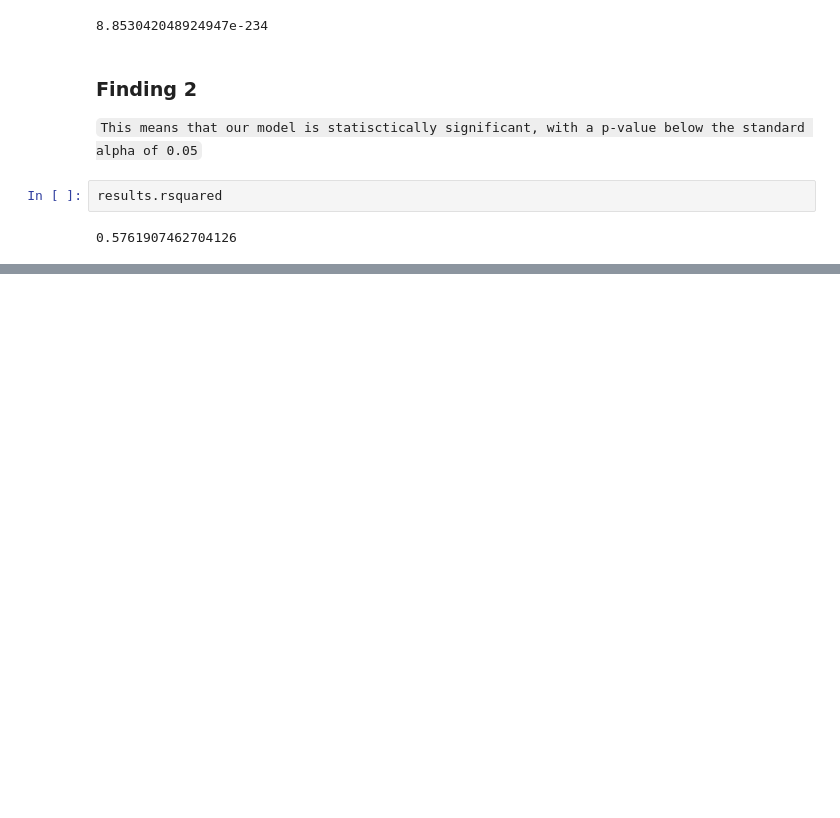
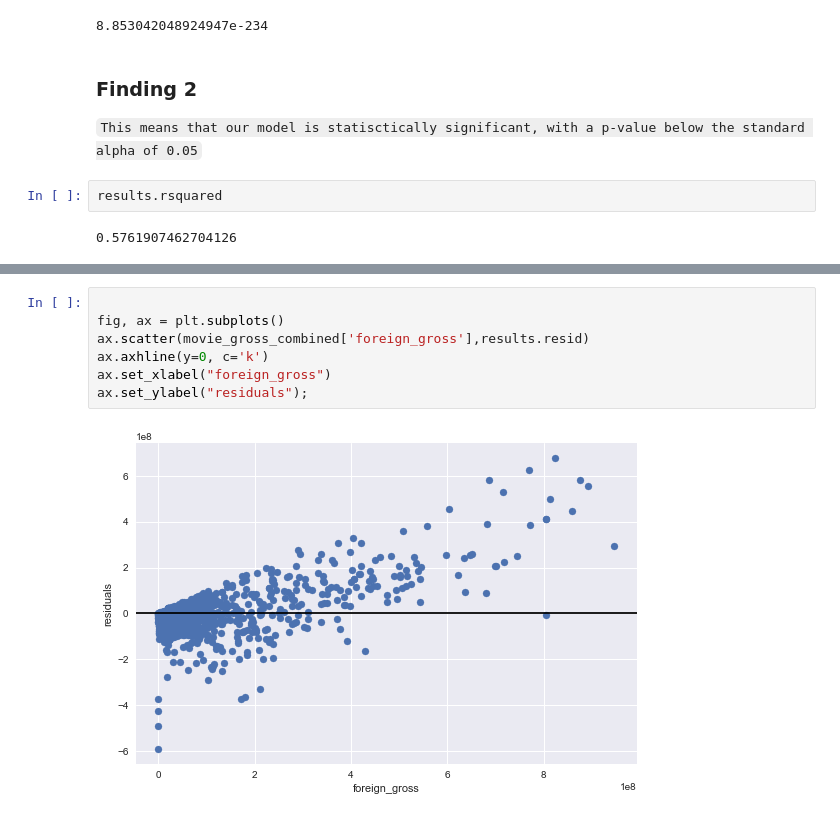
Before and after one commit to mikabenson/PHASE2_PROJECT-inferential-statistics-, a Jupyter notebook: notebooks/grace.ipynb, the cells around one changed output, grey strips where cells are left out. Drawn from its saved outputs; the diff is of its cells as text; blank space fills up the shorter version.

```diff
--- a/notebooks/grace.ipynb
+++ b/notebooks/grace.ipynb
@@ -1043,0 +1072,9 @@ dtype: float64
+# %%
+
+fig, ax = plt.subplots()
+ax.scatter(movie_gross_combined['foreign_gross'],results.resid)
+ax.axhline(y=0, c='k')
+ax.set_xlabel("foreign_gross")
+ax.set_ylabel("residuals");
+# %% [output]
+[figure, added]
```
Also changed, not shown: parts of 12 cells of this notebook.
